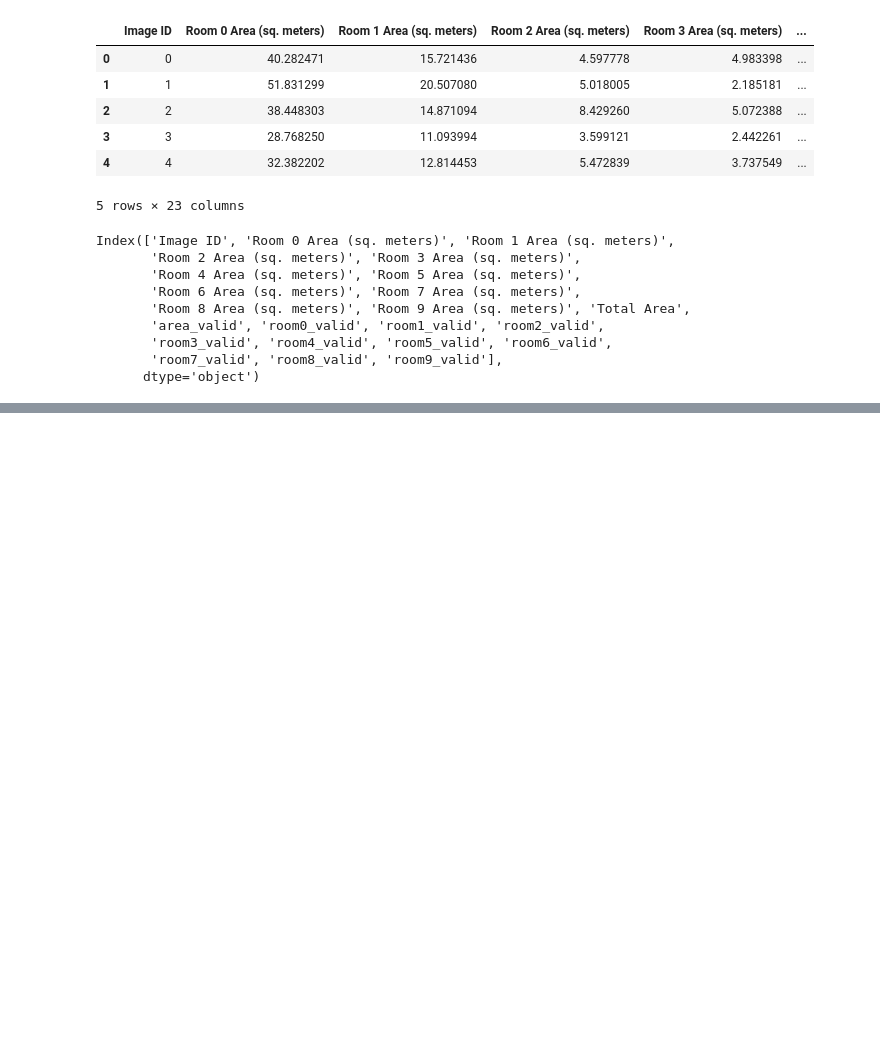
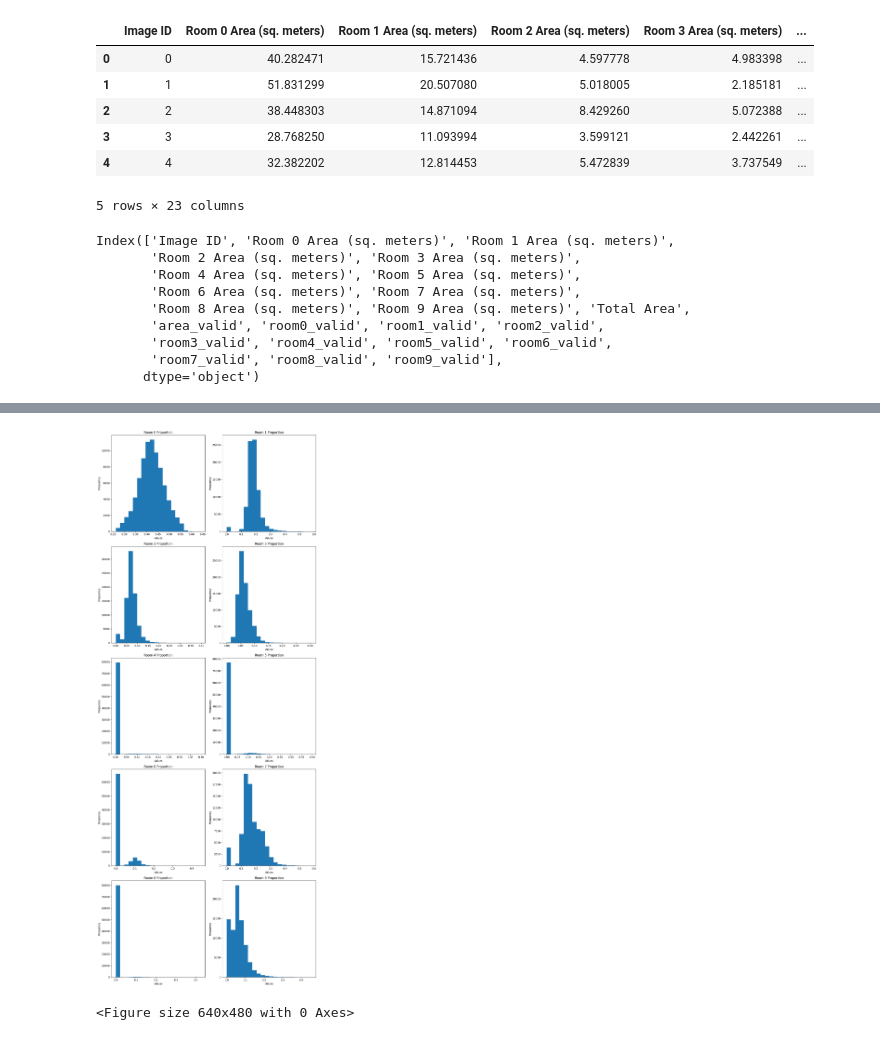
Before and after one commit to visa-boys/Phase1, a Jupyter notebook: eda.ipynb, the cells around one changed output, grey strips where cells are left out. Saved outputs shown, nothing was run; the diff lists cells and outputs as text; code cells hidden in the pictures; blank space fills up the shorter version.

```diff
--- a/eda.ipynb
+++ b/eda.ipynb
@@ -590,0 +566,8 @@ PermissionError: [Errno 13] Permission denied: 'filtered1.csv'
+# %%
+df_a=df.copy(deep=True)
+for i in range(0,10):
+    col_name='Room {} Area (sq. meters)'.format(i)
+    new_col_name='Room {} Proportion'.format(i)
+    # print(col_name)
+    # print(new_col_name)
+    df_a[new_col_name]=df_a[col_name]/df['Total Area']
@@ -590,0 +599,37 @@ PermissionError: [Errno 13] Permission denied: 'filtered1.csv'
+# %%
+prop_room_list=['Room 0 Proportion',
+       'Room 1 Proportion', 'Room 2 Proportion', 'Room 3 Proportion',
+       'Room 4 Proportion', 'Room 5 Proportion', 'Room 6 Proportion',
+       'Room 7 Proportion', 'Room 8 Proportion', 'Room 9 Proportion']
+# %%
+import matplotlib.pyplot as plt
+
+# Define the list of column names you want to create histograms for
+column_list = prop_room_list
+
+# Create a subplot grid based on the number of columns
+num_columns = len(column_list)
+num_rows = (num_columns + 1) // 2  # Adjust the number of rows as needed
+fig, axes = plt.subplots(num_rows, 2, figsize=(12, 6 * num_rows))
+axes = axes.ravel()
+
+# Iterate through the columns and create histograms
+for i, column_name in enumerate(column_list):
+    ax = axes[i]
+    ax.hist(df_a[column_name], bins=20)  # Adjust the number of bins as needed
+    ax.set_title(column_name)
+    ax.set_xlabel('Values')
+    ax.set_ylabel('Frequency')
+
+# Remove any extra empty subplots (if needed)
+for j in range(num_columns, len(axes)):
+    fig.delaxes(axes[j])
+
+# Adjust layout and display the histograms
+plt.savefig("proportions_kpidea.jpg")
+
+plt.tight_layout()
+plt.show()
+# %% [output]
+[figure, added]
+<Figure size 640x480 with 0 Axes>
```
Also changed, not shown: parts of 8 cells of this notebook.
